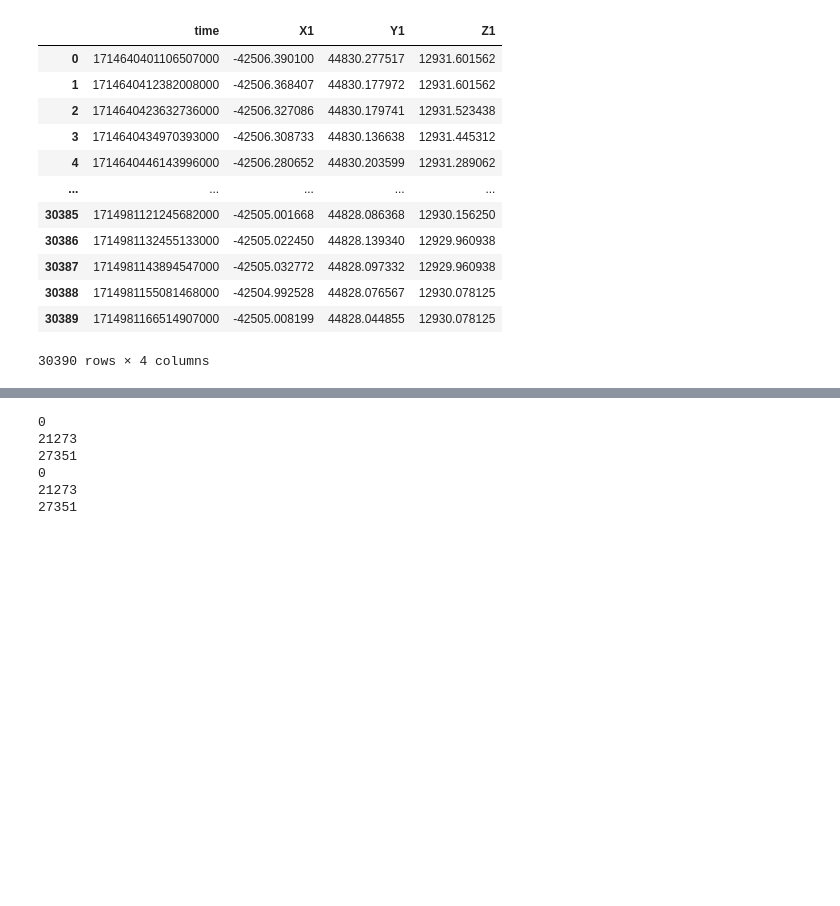
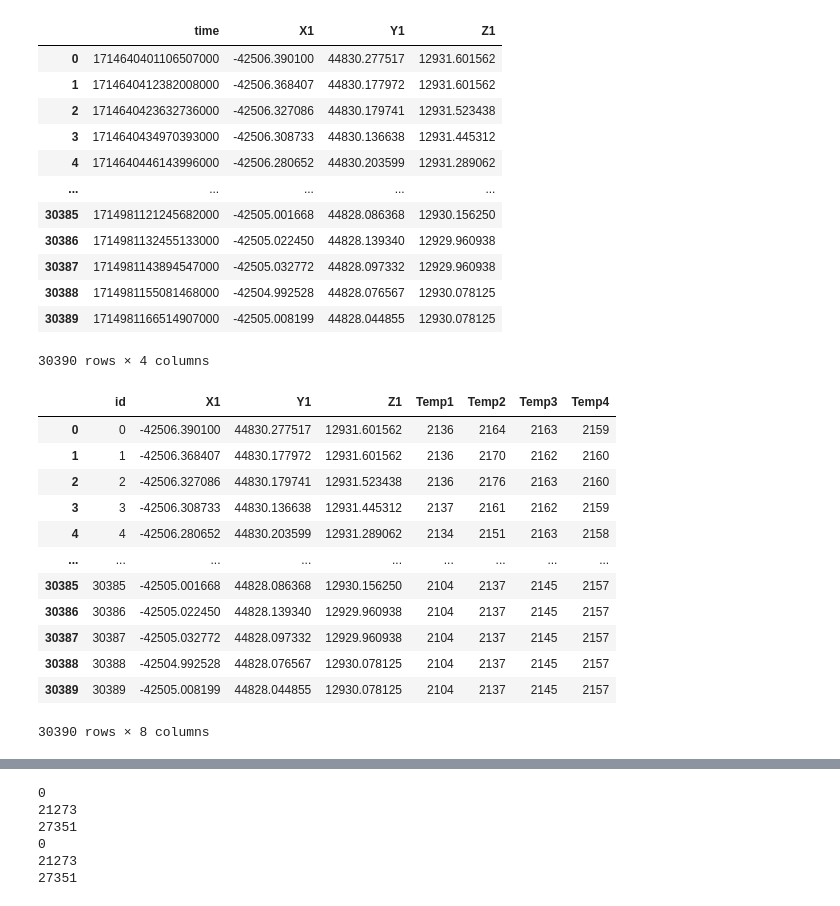
Before and after one commit to cybernetic-m/eai-project, a Jupyter notebook: notebook_exam.ipynb, the cells around one changed output, grey strips where cells are left out. Cells and saved outputs as stored; diff of their text form; code cells hidden in the pictures; blank space fills up the shorter version.

```diff
--- a/notebook_exam.ipynb
+++ b/notebook_exam.ipynb
@@ -197,18 +223,26 @@ def load_dataset_dict_pandas(csv_path):
         print(filename)
         print(test.info())
 # %%
-features = pd.read_csv('/content/csv/thermal_drift_features_lab_05_02.csv')
-features1 = pd.read_csv('/content/csv/thermal_drift_features_lab_05_03.csv')
-features2 = pd.read_csv('/content/csv/thermal_drift_features_lab_05_04.csv')
-features3 = pd.read_csv('/content/csv/thermal_drift_features_lab_05_05.csv')
-features4 = pd.read_csv('/content/csv/thermal_drift_features_lab_05_06.csv')
+path = '/content/csv/thermal_drift_features_lab_05_02.csv'
 
 
-targets = pd.read_csv('/content/csv/thermal_drift_targets_lab_05_02.csv')
-targets1 = pd.read_csv('/content/csv/thermal_drift_targets_lab_05_03.csv')
-targets2 = pd.read_csv('/content/csv/thermal_drift_targets_lab_05_04.csv')
-targets3 = pd.read_csv('/content/csv/thermal_drift_targets_lab_05_05.csv')
-targets4 = pd.read_csv('/content/csv/thermal_drift_targets_lab_05_06.csv')
+if colab:
+    prefix = '/content'
+else:
+    prefix = '.'
+
+
+features = pd.read_csv(os.path.join(prefix,'csv/thermal_drift_features_lab_05_02.csv'))
+features1 = pd.read_csv(os.path.join(prefix, 'csv/thermal_drift_features_lab_05_03.csv'))
+features2 = pd.read_csv(os.path.join(prefix,'csv/thermal_drift_features_lab_05_04.csv'))
+features3 = pd.read_csv(os.path.join(prefix,'csv/thermal_drift_features_lab_05_05.csv'))
+features4 = pd.read_csv(os.path.join(prefix,'csv/thermal_drift_features_lab_05_06.csv'))
+
+targets = pd.read_csv(os.path.join(prefix,'csv/thermal_drift_targets_lab_05_02.csv'))
+targets1 = pd.read_csv(os.path.join(prefix,'csv/thermal_drift_targets_lab_05_03.csv'))
+targets2 = pd.read_csv(os.path.join(prefix,'csv/thermal_drift_targets_lab_05_04.csv'))
+targets3 = pd.read_csv(os.path.join(prefix,'csv/thermal_drift_targets_lab_05_05.csv'))
+targets4 = pd.read_csv(os.path.join(prefix,'csv/thermal_drift_targets_lab_05_06.csv'))
 # %%
 features = pd.concat([features,features1,features2,features3,features4])
 
@@ -357,10 +391,19 @@ complete = complete_numbers.rename(columns={
     9: 'Temp4'
     })
 complete.drop(['to_remove', 'time'], axis=1, inplace=True)
-
-complete.astype(float)
-complete = complete.values.astype(np.float32)
-X = complete[:, 1:4]
-Y = complete[:, 4:8]
-Y /= 100
-X = np.gradient(X, axis=0)
+# %%
+complete
+# %% [output]
+|  | id | X1 | Y1 | Z1 | Temp1 | Temp2 | Temp3 | Temp4 |
+| 0 | 0 | -42506.390100 | 44830.277517 | 12931.601562 | 2136 | 2164 | 2163 | 2159 |
+| 1 | 1 | -42506.368407 | 44830.177972 | 12931.601562 | 2136 | 2170 | 2162 | 2160 |
+| 2 | 2 | -42506.327086 | 44830.179741 | 12931.523438 | 2136 | 2176 | 2163 | 2160 |
+| 3 | 3 | -42506.308733 | 44830.136638 | 12931.445312 | 2137 | 2161 | 2162 | 2159 |
+| 4 | 4 | -42506.280652 | 44830.203599 | 12931.289062 | 2134 | 2151 | 2163 | 2158 |
+| ... | ... | ... | ... | ... | ... | ... | ... | ... |
+| 30385 | 30385 | -42505.001668 | 44828.086368 | 12930.156250 | 2104 | 2137 | 2145 | 2157 |
+| 30386 | 30386 | -42505.022450 | 44828.139340 | 12929.960938 | 2104 | 2137 | 2145 | 2157 |
+| 30387 | 30387 | -42505.032772 | 44828.097332 | 12929.960938 | 2104 | 2137 | 2145 | 2157 |
+| 30388 | 30388 | -42504.992528 | 44828.076567 | 12930.078125 | 2104 | 2137 | 2145 | 2157 |
+| 30389 | 30389 | -42505.008199 | 44828.044855 | 12930.078125 | 2104 | 2137 | 2145 | 2157 |
+30390 rows × 8 columns
```
Also changed, not shown: parts of 13 cells of this notebook, 3 other files.
